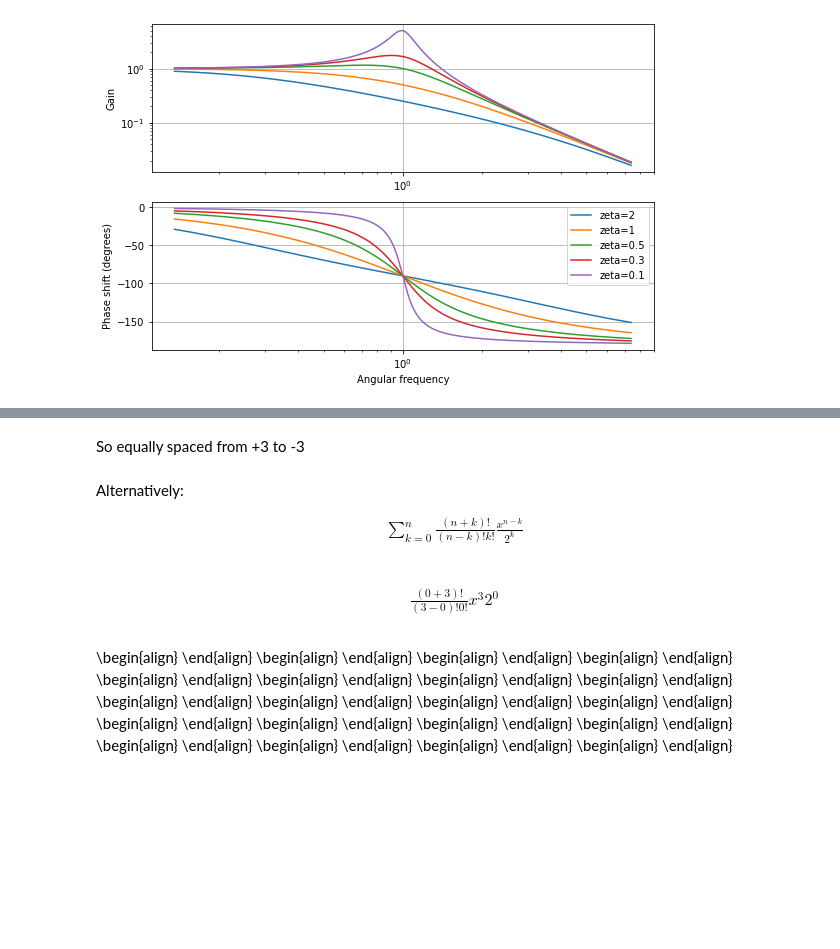
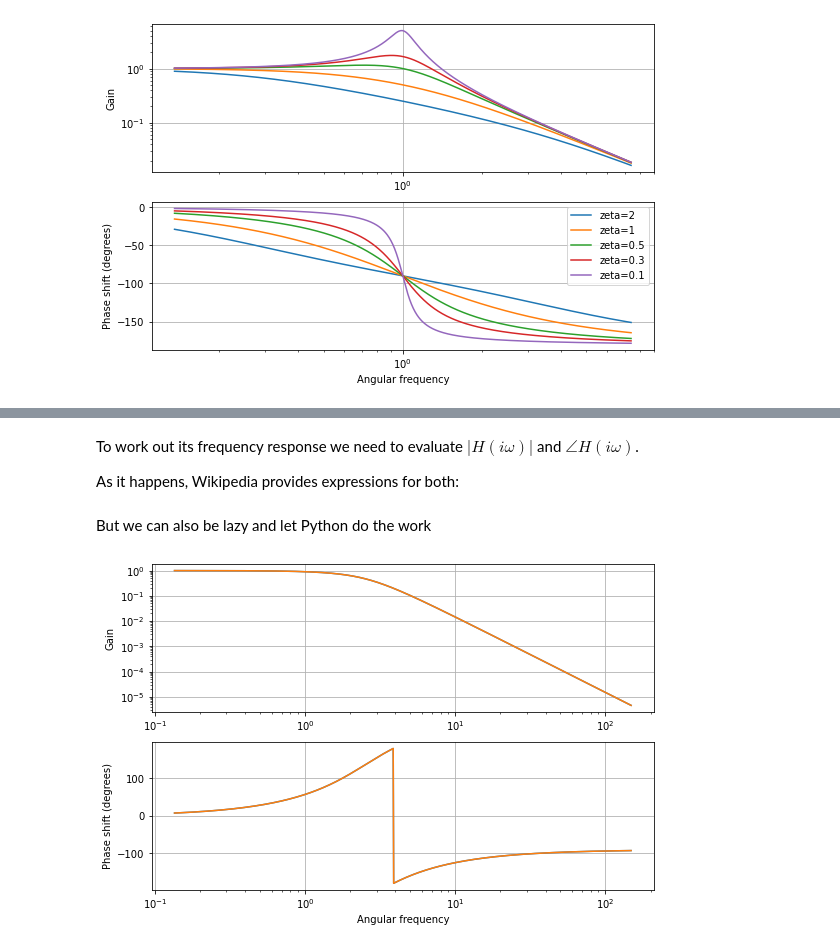
Before and after one commit to CardiacModelling/fitting-notebooks, a Jupyter notebook: artefacts/appendix-D-laplace-and-filters.ipynb, the cells around one changed output, grey strips where cells are left out. Saved outputs shown, nothing was run; the diff lists cells and outputs as text; code cells hidden in the pictures; blank space fills up the shorter version.

```diff
--- a/artefacts/appendix-D-laplace-and-filters.ipynb
+++ b/artefacts/appendix-D-laplace-and-filters.ipynb
@@ -1124,53 +1113,26 @@ print(a*b*c)
-# %% [markdown]
-So equally spaced from +3 to -3
-# %% [markdown]
-Alternatively:
-
-\begin{align}
-\sum_{k=0}^{n} \frac{(n + k)!}{(n - k)!k!}\frac{x^{n-k}}{2^k}
-\end{align}
-# %% [markdown]
-\begin{align}
-\frac{(0 + 3)!}{(3 - 0)!0!}{x^3}{2^0}
-\end{align}
-# %% [markdown]
-\begin{align}
-\end{align}
-\begin{align}
-\end{align}
-\begin{align}
-\end{align}
-\begin{align}
-\end{align}
-\begin{align}
-\end{align}
-\begin{align}
-\end{align}
-\begin{align}
-\end{align}
-\begin{align}
-\end{align}
-\begin{align}
-\end{align}
-\begin{align}
-\end{align}
-\begin{align}
-\end{align}
-\begin{align}
-\end{align}
-\begin{align}
-\end{align}
-\begin{align}
-\end{align}
-\begin{align}
-\end{align}
-\begin{align}
-\end{align}
-\begin{align}
-\end{align}
-\begin{align}
-\end{align}
-\begin{align}
-\end{align}
-\begin{align}
-\end{align}
+# %% [markdown]
+To work out its frequency response we need to evaluate $|H(i\omega)|$ and $\angle H(i\omega)$.
+
+As it happens, Wikipedia provides expressions for both:
+# %%
+def mag_wiki(w):
+    return 15 / np.sqrt(w**6 + 6*w**4 + 45*w**2 + 225)
+
+def arg_wiki(w):
+    return np.arctan2((15*w - w**3), (15 - 6*w**2))
+# %% [markdown]
+But we can also be lazy and let Python do the work
+# %%
+def mag(w):
+    x = 0 + 1j * w
+    return np.abs(15 / (x**3 + 6*x**2 + 15*x + 15))
+
+def arg(w):
+    x = 0 + 1j * w
+    return -np.angle(15 / (x**3 + 6*x**2 + 15*x + 15))
+
+axes = bode(mag, arg)
+axes = bode(mag_wiki, arg_wiki, axes=axes)
+plt.show()
+# %% [output]
+[figure, added]
```
Also changed, not shown: parts of 17 cells of this notebook, 2 other files.
